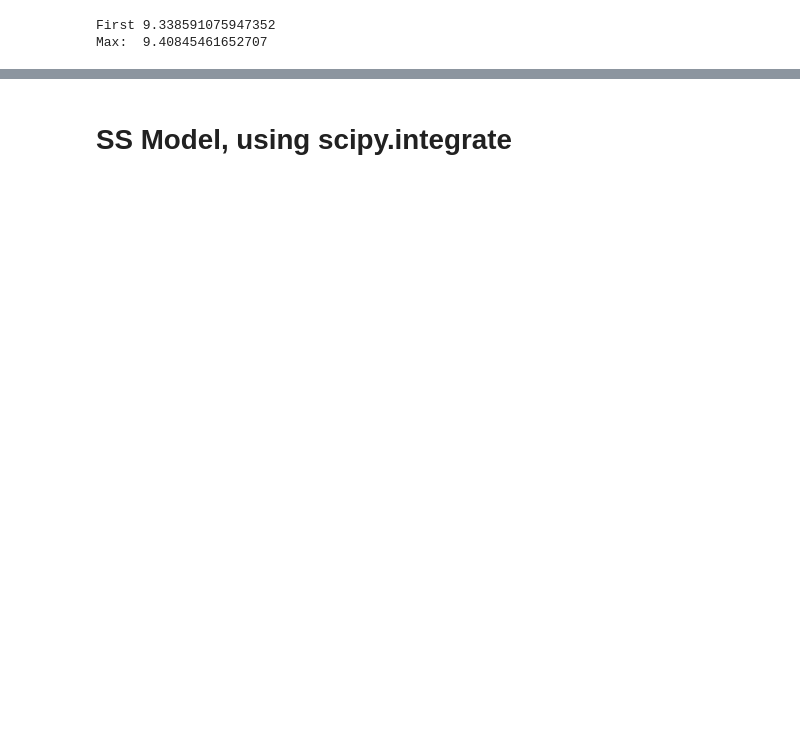
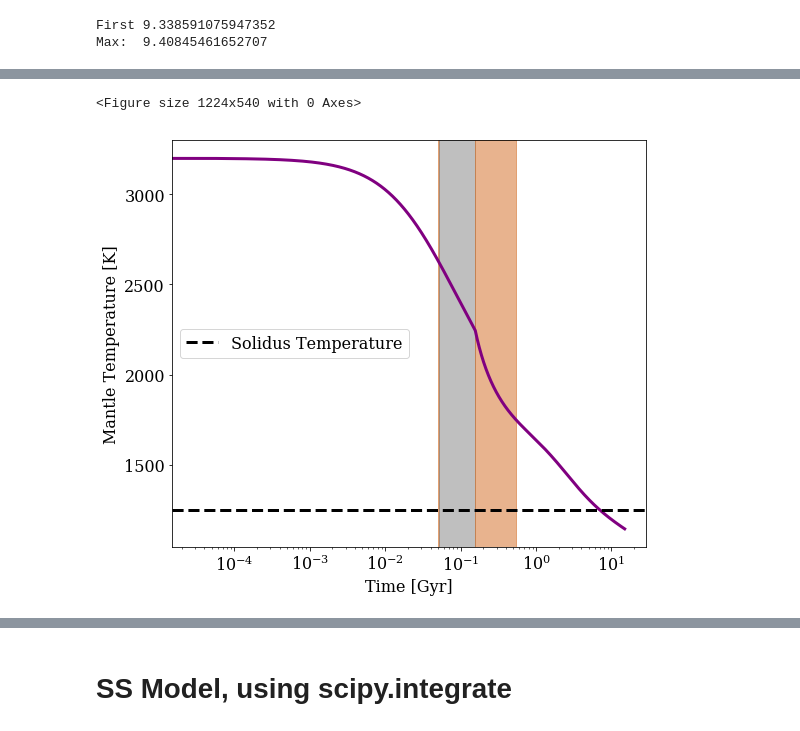
Before and after one commit to KeavinMoore/VolatileEscape-Proof-of-Concept-Model, a Jupyter notebook: Recoded_Scipy_Cycling_Loss_Models_capacityrestrictions.ipynb, the cells around one changed output, grey strips where cells are left out. Saved outputs shown, nothing was run; the diff lists cells and outputs as text; code cells hidden in the pictures; blank space fills up the shorter version.

```diff
--- a/Recoded_Scipy_Cycling_Loss_Models_capacityrestrictions.ipynb
+++ b/Recoded_Scipy_Cycling_Loss_Models_capacityrestrictions.ipynb
@@ -688,0 +921,31 @@ Adding an axes using the same arguments as a previous axes currently reuses the
+# %%
+# Mantle temperature, with shaded regions showing Dune/desiccated.
+
+%matplotlib inline
+plt.rc('font', family='serif')
+plt.rc('xtick', labelsize=16)
+plt.rc('ytick', labelsize=16)
+fig = plt.figure(figsize=(17,7.5))
+plt.tight_layout()
+fig = plt.figure(figsize=(8.5,7.5))
+plt.semilogx(t_array_CA/tau(M_E,params1,params2,params3)/year/1.0e9, T_array_CA*T_ref, color='purple', linewidth=3)
+plt.axhline(y=T_sol_dry, color='k', linestyle='--', linewidth=3, label='Solidus Temperature')
+
+# FILL IN REGION WHERE PLANET FIRST BECOMES DUNE
+plt.axvspan(t_array_CA[dune_first_idx]/tau(M_E,params1,params2,params3)/year/1.0e9, t_array_CA[desiccated_idx]/tau(M_E,params1,params2,params3)/year/1.0e9, alpha=0.5, color='chocolate')
+#FILL-IN REGION WHERE IT IS DESICCATED
+plt.axvspan(t_array_CA[desiccated_idx]/tau(M_E,params1,params2,params3)/year/1.0e9, t_array_CA[recover_idx]/tau(M_E,params1,params2,params3)/year/1.0e9, alpha=0.5, color='grey')
+#FILL IN REGION WHERE IT IS A DUNE PLANET
+plt.axvspan(t_array_CA[recover_idx]/tau(M_E,params1,params2,params3)/year/1.0e9, t_array_CA[dune_idx]/tau(M_E,params1,params2,params3)/year/1.0e9, alpha=0.5, color='chocolate')
+
+#plt.plot(4.5, 1600, color='k', marker='$\oplus$', markersize=20, markeredgewidth=0.4)
+#plt.ylim([800,3300])
+plt.xlabel('Time [Gyr]', fontsize=16)
+plt.ylabel('Mantle Temperature [K]', fontsize=16)
+plt.legend(loc='center left', fontsize=16)
+#plt.savefig('Recoded_CA_Model_MantleTemp_noloss.pdf', bbox_inches='tight')
+#plt.savefig('Recoded_CA_Model_MantleTemp_exploss.pdf', bbox_inches='tight')
+#plt.savefig('Recoded_CA_Model_MantleTemp_extremeloss_shaded.pdf', bbox_inches='tight')
+# %% [output]
+<Figure size 1224x540 with 0 Axes>
+[figure, added]
```
Also changed, not shown: parts of 60 cells of this notebook, 2 other files.
